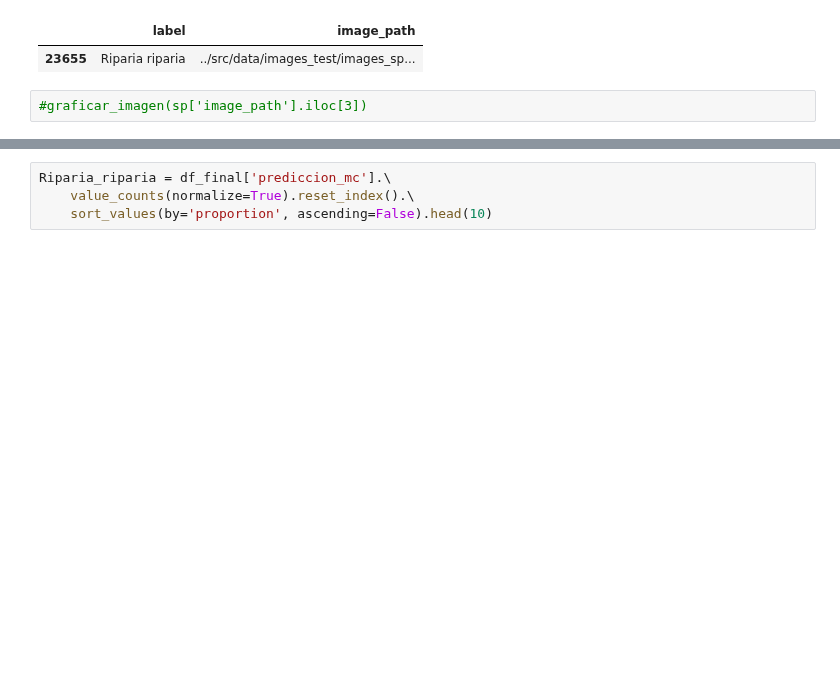
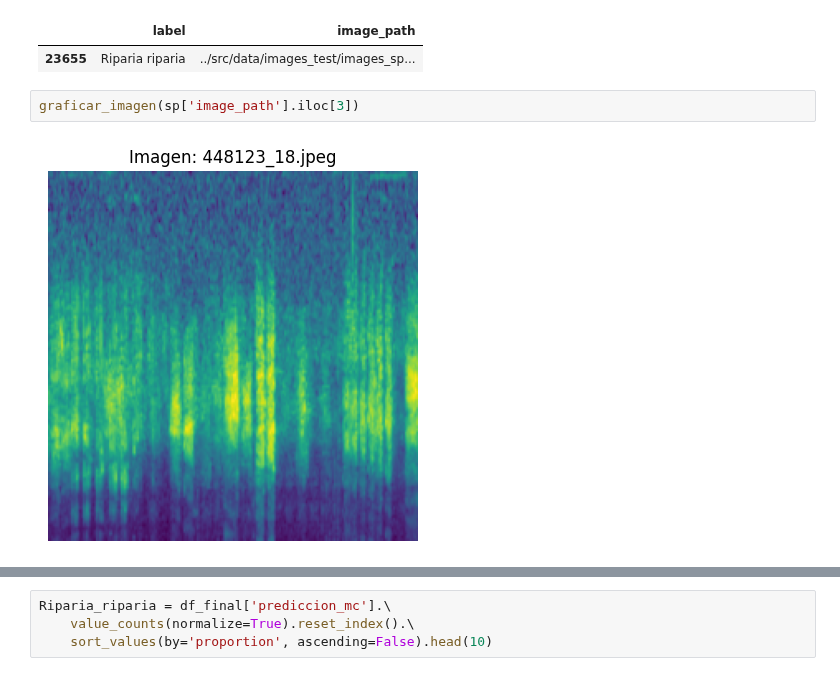
Before and after one commit to camiloacp/The-Evolutionary-Structure-of-Acoustic-Learnability-A-Deep-Learning-Approach-to-Neotropical-Birdsong, a Jupyter notebook: notebooks/11_Incertidumbres.ipynb, the cells around one changed output, grey strips where cells are left out. Drawn from its saved outputs; the diff is of its cells as text; blank space fills up the shorter version.

```diff
--- a/notebooks/11_Incertidumbres.ipynb
+++ b/notebooks/11_Incertidumbres.ipynb
@@ -450,7 +450,9 @@ muestra
 |  | label | image_path |
 | 23655 | Riparia riparia | ../src/data/images_test/images_sp... |
 # %%
-#graficar_imagen(sp['image_path'].iloc[3])
+graficar_imagen(sp['image_path'].iloc[3])
+# %% [output]
+[figure, added]
 # %%
 df_final, resultados = crear_dataframe_incertidumbre(data, muestra, model, preprocessor)
 df_final.head()
```
Also changed, not shown: parts of 8 cells of this notebook, 23 other files.
